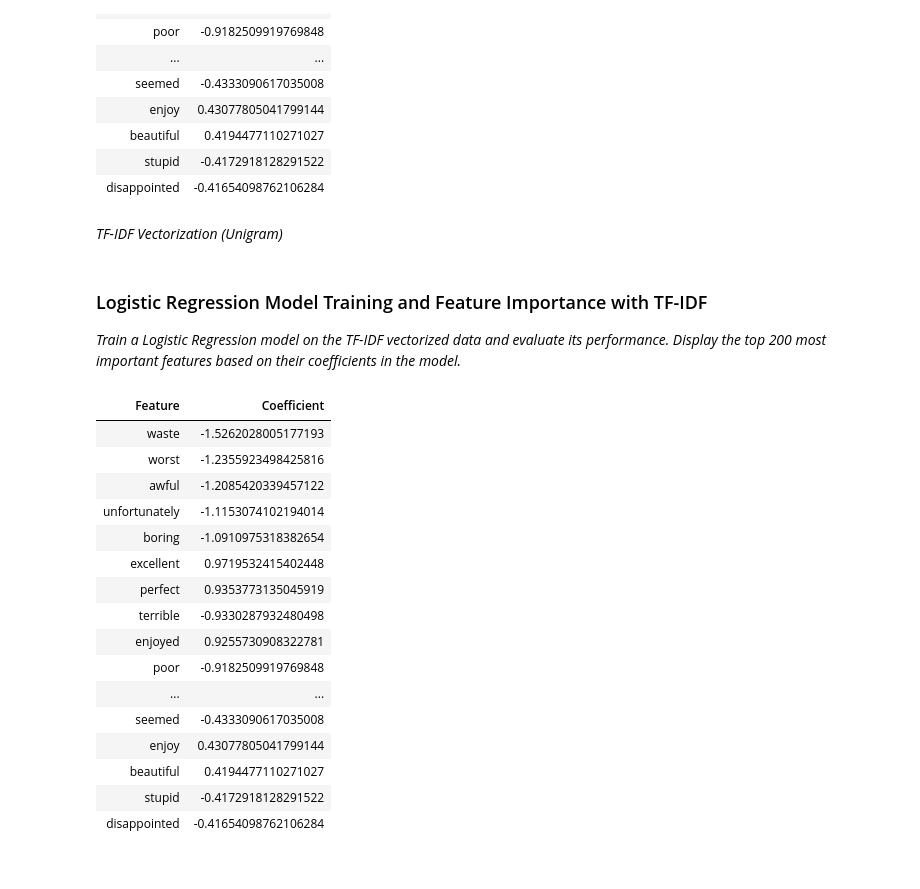
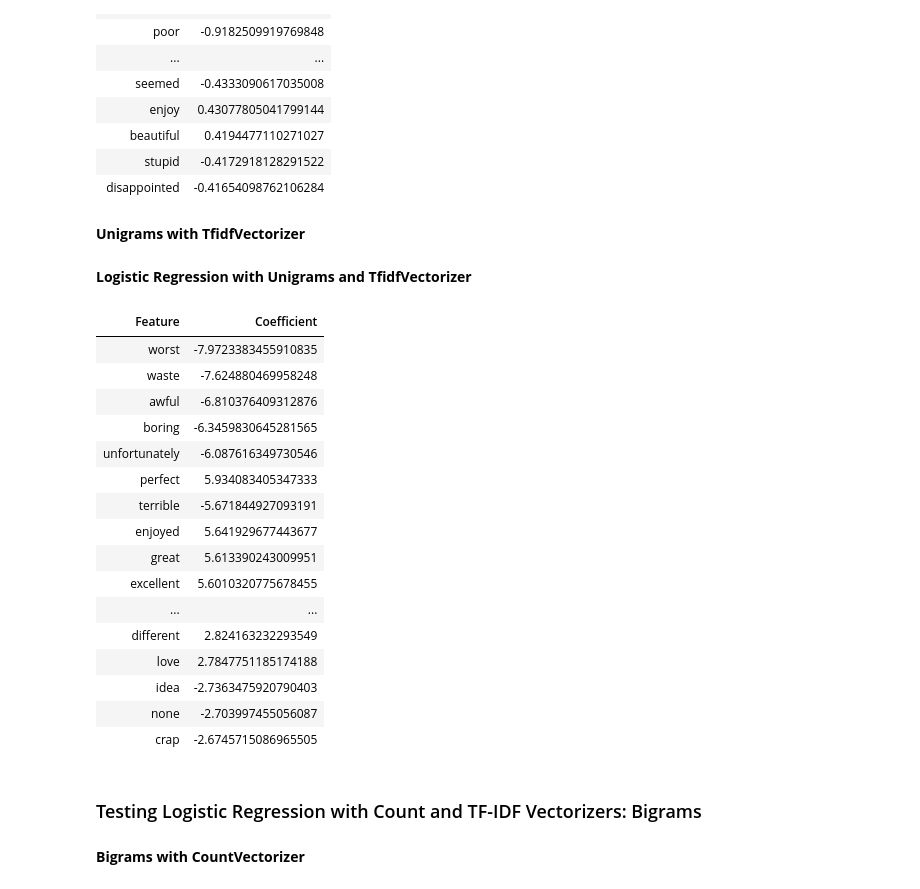
Before and after one commit to Danitilahun/Sentiment-Analysis, a Jupyter notebook: Feature_Engineering_and_Feature_Selection_for_Sentiment_Analyzer.ipynb, the cells around one changed output. Drawn from its saved outputs; the diff is of its cells as text; code cells hidden in the pictures.

Commit message:
### Testing Logistic Regression with Count and TF-IDF Vectorizers: N-gram Range 1 to 3 get updated

```diff
--- a/Feature_Engineering_and_Feature_Selection_for_Sentiment_Analyzer.ipynb
+++ b/Feature_Engineering_and_Feature_Selection_for_Sentiment_Analyzer.ipynb
@@ -577,10 +578,10 @@ important_features_table_count
 | beautiful | 0.4194477110271027 |
 | stupid | -0.4172918128291522 |
 | disappointed | -0.41654098762106284 |
-# %% [markdown]
-*TF-IDF Vectorization (Unigram)*
+# %% [markdown]
+**Unigrams with TfidfVectorizer**
 # %%
-x_train_tfidf_vectorized, x_test_tfidf_vectorized, tfidf_vectorizer = vectorize_text(
+x_train_unigrams_tfidf_vectorized, x_test_unigrams_tfidf_vectorized, unigram_tfidf_vectorizer = vectorize_text(
     train_data['Reviews_clean'],
     test_data['Reviews_clean'],
     tokenizer=LemmaTokenizer(),
@@ -589,35 +590,37 @@ x_train_tfidf_vectorized, x_test_tfidf_vectorized, tfidf_vectorizer = vectorize_
     min_df=10,
     max_features=500
 )
-# %% [markdown]
-### Logistic Regression Model Training and Feature Importance with TF-IDF
-
-*Train a Logistic Regression model on the TF-IDF vectorized data and evaluate its performance. Display the top 200 most important features based on their coefficients in the model.*
+# %% [markdown]
+**Logistic Regression with Unigrams and TfidfVectorizer**
 # %%
-accuracy_tfidf, important_features_table_tfidf = train_logistic_regression(
-    x_train_tfidf_vectorized,
+accuracy_unigrams_tfidf, important_features_table_unigrams_tfidf = train_logistic_regression(
+    x_train_unigrams_tfidf_vectorized,
     y_train,
-    x_test_tfidf_vectorized,
+    x_test_unigrams_tfidf_vectorized,
     y_test,
-    tfidf_vectorizer,
+    unigram_tfidf_vectorizer,
     top_n_features=50
 )
-important_features_table_count
+important_features_table_unigrams_tfidf
 # %% [output]
 | Feature | Coefficient |
-| waste | -1.5262028005177193 |
-| worst | -1.2355923498425816 |
-| awful | -1.2085420339457122 |
-| unfortunately | -1.1153074102194014 |
-| boring | -1.0910975318382654 |
-| excellent | 0.9719532415402448 |
-| perfect | 0.9353773135045919 |
-| terrible | -0.9330287932480498 |
-| enjoyed | 0.9255730908322781 |
-| poor | -0.9182509919769848 |
+| worst | -7.9723383455910835 |
+| waste | -7.624880469958248 |
+| awful | -6.810376409312876 |
+| boring | -6.3459830645281565 |
+| unfortunately | -6.087616349730546 |
+| perfect | 5.934083405347333 |
+| terrible | -5.671844927093191 |
+| enjoyed | 5.641929677443677 |
+| great | 5.613390243009951 |
+| excellent | 5.6010320775678455 |
 | ... | ... |
-| seemed | -0.4333090617035008 |
-| enjoy | 0.43077805041799144 |
-| beautiful | 0.4194477110271027 |
-| stupid | -0.4172918128291522 |
-| disappointed | -0.41654098762106284 |
+| different | 2.824163232293549 |
+| love | 2.7847751185174188 |
+| idea | -2.7363475920790403 |
+| none | -2.703997455056087 |
+| crap | -2.6745715086965505 |
+# %% [markdown]
+### Testing Logistic Regression with Count and TF-IDF Vectorizers: Bigrams
+# %% [markdown]
+**Bigrams with CountVectorizer**
```
Also changed, not shown: parts of 23 cells of this notebook.
